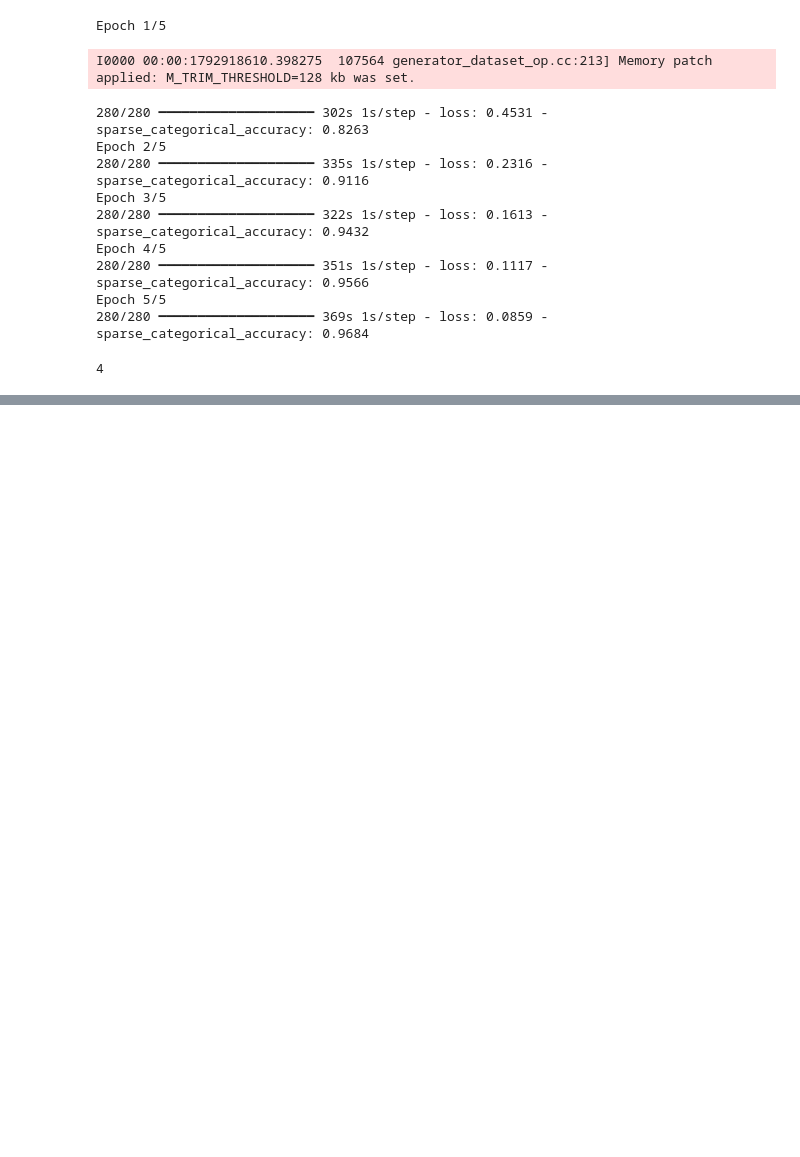
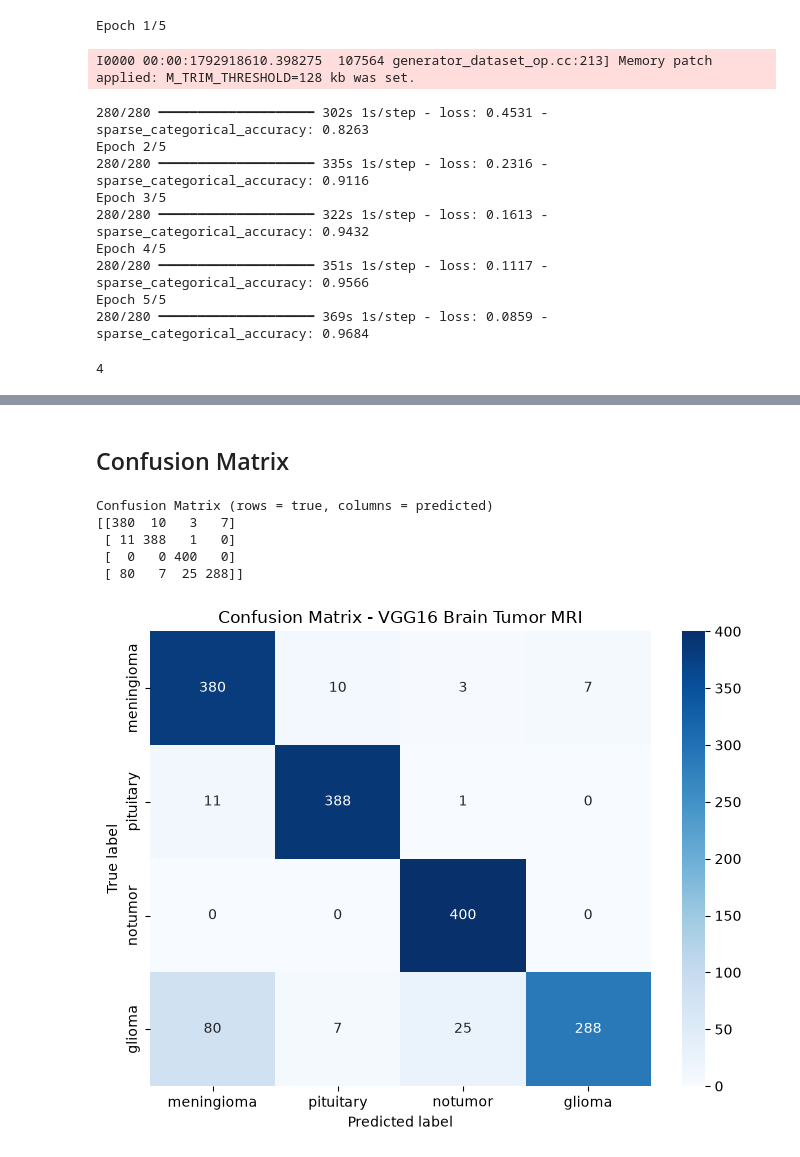
Before and after one commit to Nishanta04/MRI_Detection, a Jupyter notebook: VGG16.ipynb, the cells around one changed output, grey strips where cells are left out. Cells and saved outputs as stored; diff of their text form; code cells hidden in the pictures; blank space fills up the shorter version.

```diff
--- a/VGG16.ipynb
+++ b/VGG16.ipynb
@@ -390,0 +307,31 @@ plt.show()
+# %% [markdown]
+## Confusion Matrix
+# %%
+from sklearn.metrics import confusion_matrix
+import seaborn as sns
+
+conf_matrix = confusion_matrix(test_labels_encoded, y_pred)
+print("Confusion Matrix (rows = true, columns = predicted)")
+print(conf_matrix)
+
+plt.figure(figsize=(7, 5.5))
+sns.heatmap(
+    conf_matrix,
+    annot=True,
+    fmt='d',
+    cmap='Blues',
+    xticklabels=class_names,
+    yticklabels=class_names,
+)
+plt.xlabel('Predicted label')
+plt.ylabel('True label')
+plt.title('Confusion Matrix - VGG16 Brain Tumor MRI')
+plt.tight_layout()
+plt.show()
+# %% [output]
+Confusion Matrix (rows = true, columns = predicted)
+[[380  10   3   7]
+ [ 11 388   1   0]
+ [  0   0 400   0]
+ [ 80   7  25 288]]
+[figure, added]
```
Also changed, not shown: parts of 15 cells of this notebook, 7 other files.
